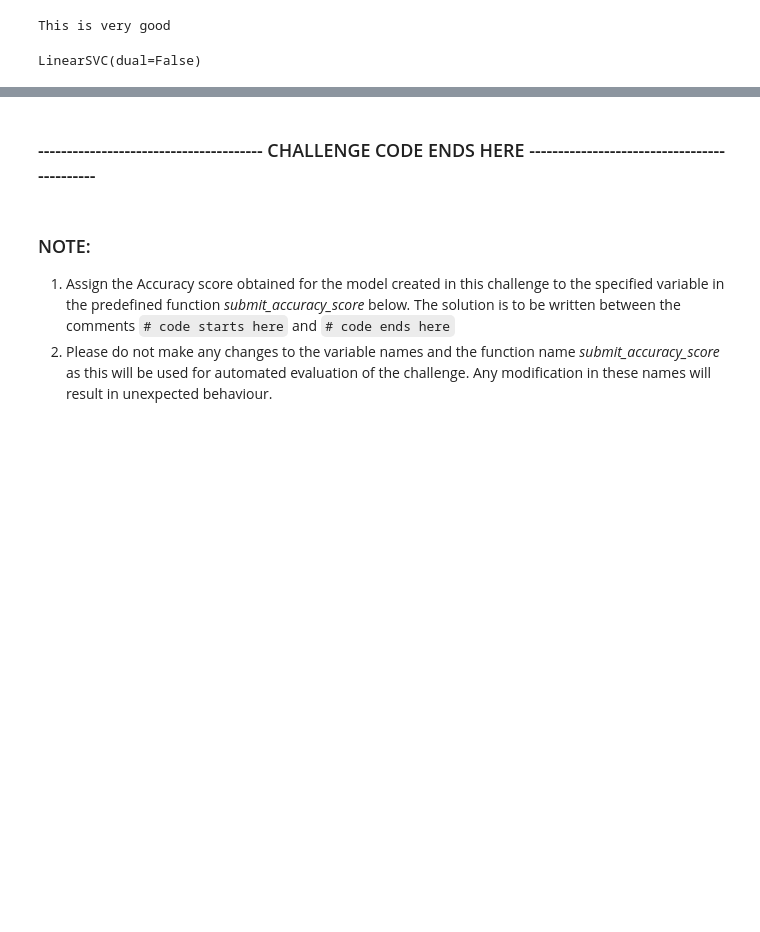
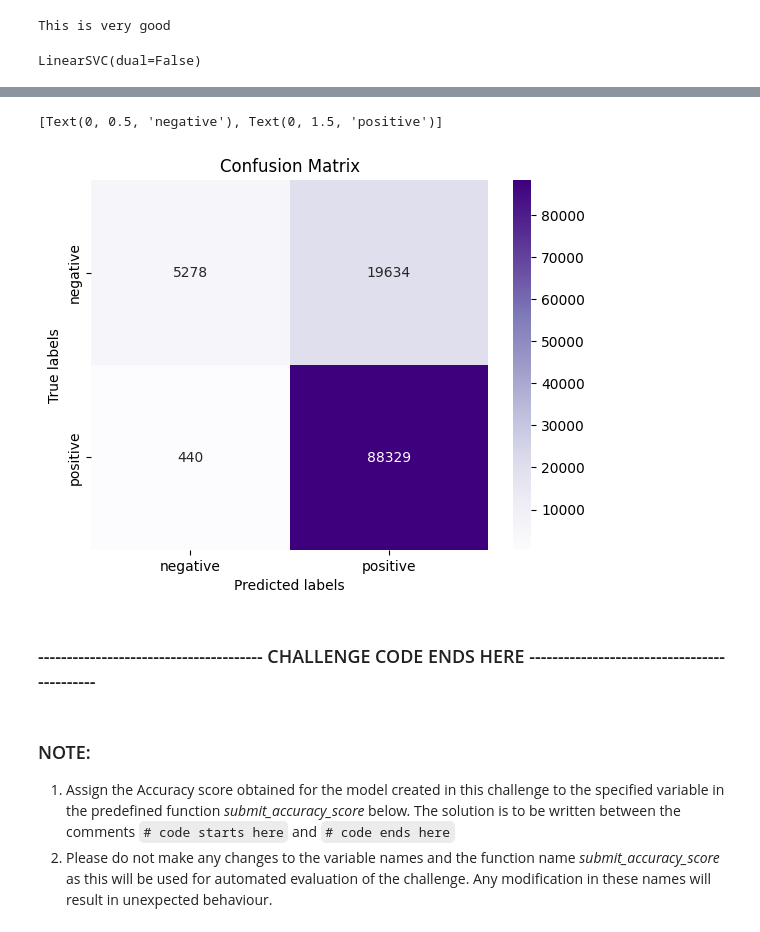
Before and after one commit to rakdey1/ml27, a Jupyter notebook: SentimentAnalysis.ipynb, the cells around one changed output, grey strips where cells are left out. Cells and saved outputs as stored; diff of their text form; code cells hidden in the pictures; blank space fills up the shorter version.

```diff
--- a/SentimentAnalysis.ipynb
+++ b/SentimentAnalysis.ipynb
@@ -245,3 +300,15 @@ ImportError: Pandas requires version '3.1.2' or newer of 'jinja2' (version '3.0.
+# %%
+# confusion matrix
+nbm_predictions=nbm.predict(tvec.transform(X_test_cleaned))
+ax= plt.subplot()
+cm=confusion_matrix(Y_test,nbm_predictions)
+sns.heatmap(cm, annot=True, fmt='g', ax=ax,cmap='Purples');
+ax.set_xlabel('Predicted labels');ax.set_ylabel('True labels');
+ax.set_title('Confusion Matrix');
+ax.xaxis.set_ticklabels(['negative', 'positive']); ax.yaxis.set_ticklabels(['negative', 'positive'])
+# %% [output]
+[Text(0, 0.5, 'negative'), Text(0, 1.5, 'positive')]
+[figure, added]
 # %% [markdown]
 ### --------------------------------------- CHALLENGE CODE ENDS HERE --------------------------------------------
 # %% [markdown]
```
Also changed, not shown: parts of 11 cells of this notebook.
